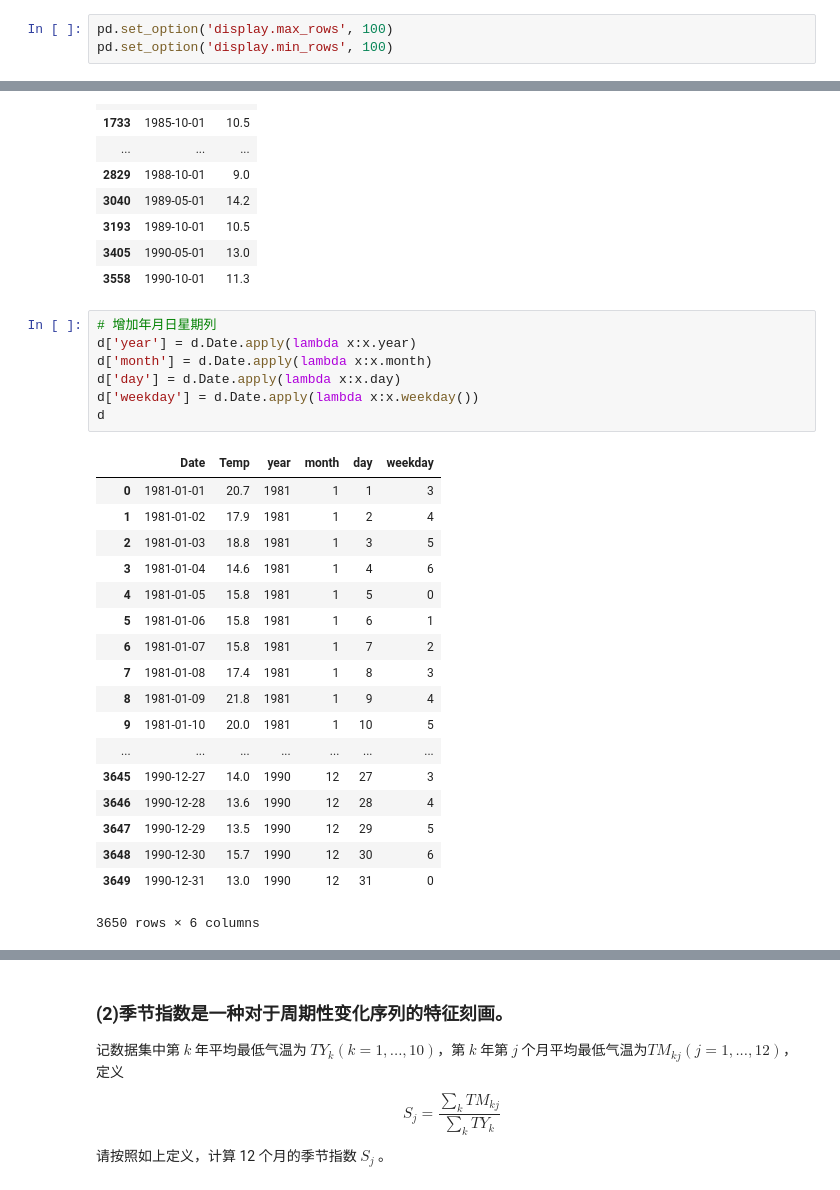
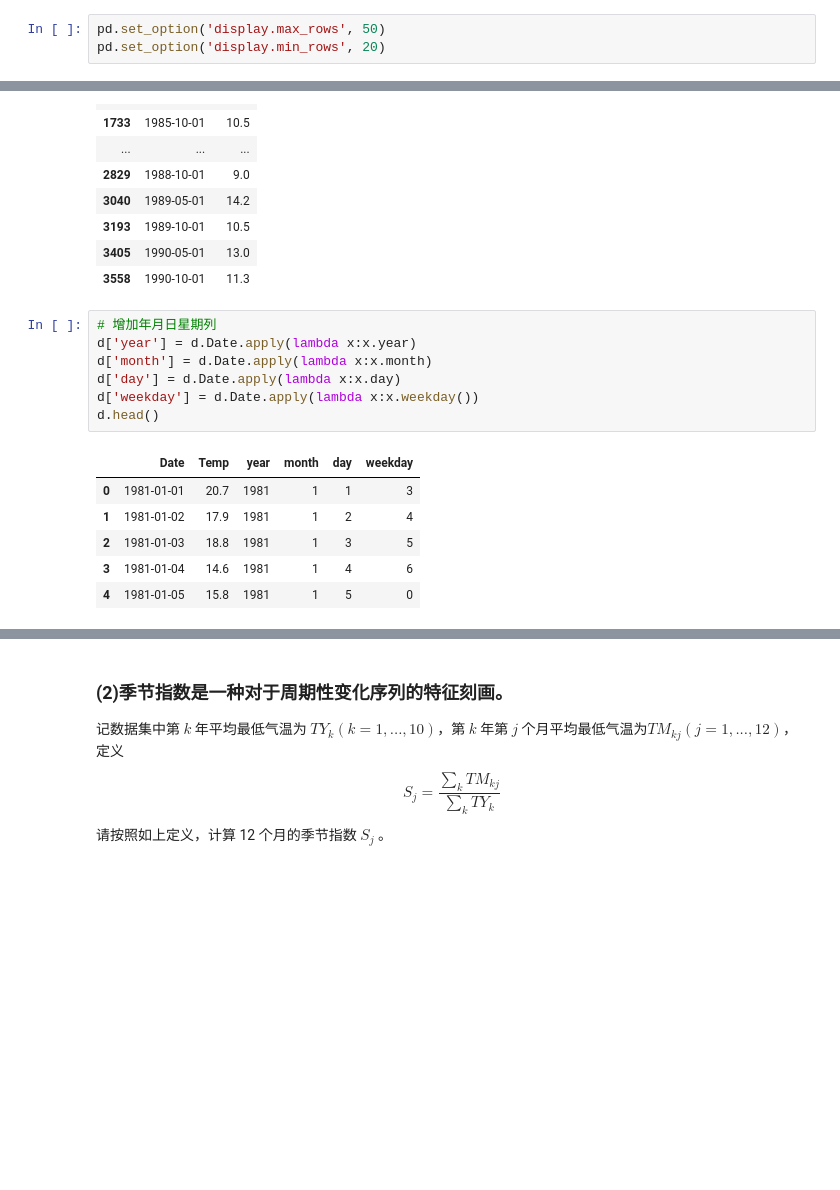
Before and after one commit to flashriver/joyfull_pandas, a Jupyter notebook: exercise_2.ipynb, the cells around one changed output, grey strips where cells are left out. Saved outputs shown, nothing was run; the diff lists cells and outputs as text; blank space fills up the shorter version.

```diff
--- a/exercise_2.ipynb
+++ b/exercise_2.ipynb
@@ -2,8 +2,8 @@
 import pandas as pd
 import numpy as np
 # %%
-pd.set_option('display.max_rows', 100)
-pd.set_option('display.min_rows', 100)
+pd.set_option('display.max_rows', 50)
+pd.set_option('display.min_rows', 20)
 # %% [markdown]
 # 一、端午节的淘宝粽子交易
 问题
@@ -392,29 +432,17 @@ d10
 # %%
 # 增加年月日星期列
 d['year'] = d.Date.apply(lambda x:x.year)
 d['month'] = d.Date.apply(lambda x:x.month)
 d['day'] = d.Date.apply(lambda x:x.day)
 d['weekday'] = d.Date.apply(lambda x:x.weekday())
-d
+d.head()
 # %% [output]
 |  | Date | Temp | year | month | day | weekday |
 | 0 | 1981-01-01 | 20.7 | 1981 | 1 | 1 | 3 |
 | 1 | 1981-01-02 | 17.9 | 1981 | 1 | 2 | 4 |
 | 2 | 1981-01-03 | 18.8 | 1981 | 1 | 3 | 5 |
 | 3 | 1981-01-04 | 14.6 | 1981 | 1 | 4 | 6 |
 | 4 | 1981-01-05 | 15.8 | 1981 | 1 | 5 | 0 |
-| 5 | 1981-01-06 | 15.8 | 1981 | 1 | 6 | 1 |
-| 6 | 1981-01-07 | 15.8 | 1981 | 1 | 7 | 2 |
-| 7 | 1981-01-08 | 17.4 | 1981 | 1 | 8 | 3 |
-| 8 | 1981-01-09 | 21.8 | 1981 | 1 | 9 | 4 |
-| 9 | 1981-01-10 | 20.0 | 1981 | 1 | 10 | 5 |
-| ... | ... | ... | ... | ... | ... | ... |
-| 3645 | 1990-12-27 | 14.0 | 1990 | 12 | 27 | 3 |
-| 3646 | 1990-12-28 | 13.6 | 1990 | 12 | 28 | 4 |
-| 3647 | 1990-12-29 | 13.5 | 1990 | 12 | 29 | 5 |
-| 3648 | 1990-12-30 | 15.7 | 1990 | 12 | 30 | 6 |
-| 3649 | 1990-12-31 | 13.0 | 1990 | 12 | 31 | 0 |
-3650 rows × 6 columns
 # %%
 # 找出每月的第一个周一
 d11=d.groupby(['year','month']).apply(lambda x: x[x.weekday==0].sort_values(by='day',ascending=True).head(1)).droplevel([0,1])
```
Also changed, not shown: parts of 56 cells of this notebook.
